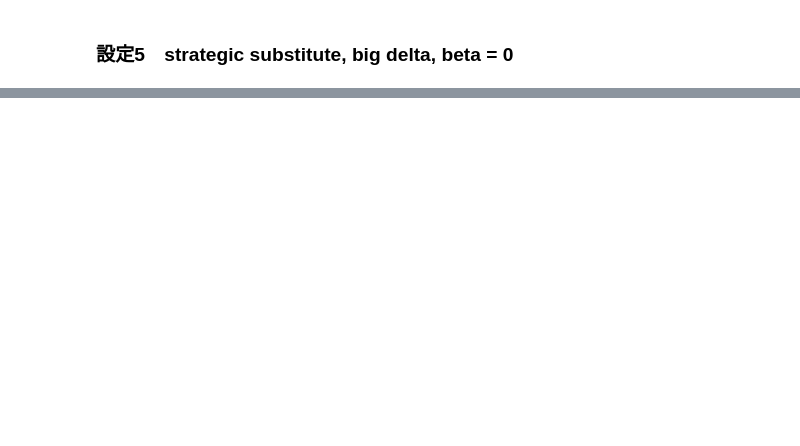
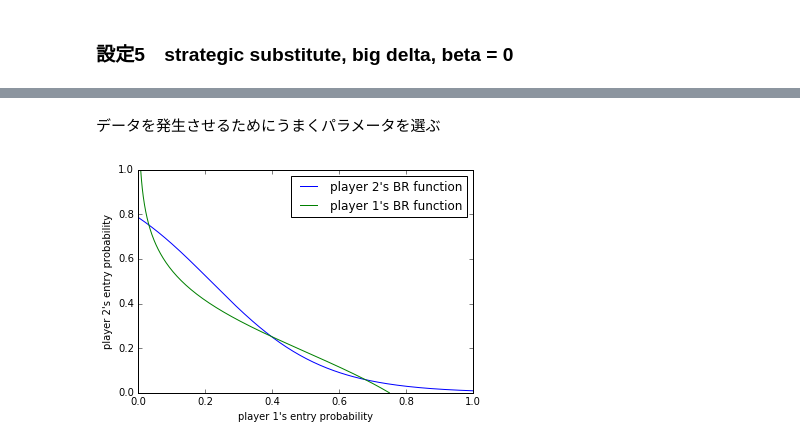
Before and after one commit to keiikegami/multiplicity, a Jupyter notebook: best_response_function.ipynb, the cells around one changed output, grey strips where cells are left out. Cells and saved outputs as stored; diff of their text form; code cells hidden in the pictures; blank space fills up the shorter version.

```diff
--- a/best_response_function.ipynb
+++ b/best_response_function.ipynb
@@ -103,0 +152,14 @@ BR_plot(pop, dist, alpha, beta, delta)
+# %% [markdown]
+データを発生させるためにうまくパラメータを選ぶ
+# %%
+# strategic substitue
+# betaがある程度小さくないと複数均衡にならない
+pop = 1
+dist = [1.2, 0.8]
+alpha = 1.7
+beta = -0.5
+delta = -6
+
+BR_plot(pop, dist, alpha, beta, delta)
+# %% [output]
+[figure, added]
```
Also changed, not shown: parts of 16 cells of this notebook, 3 other files.
